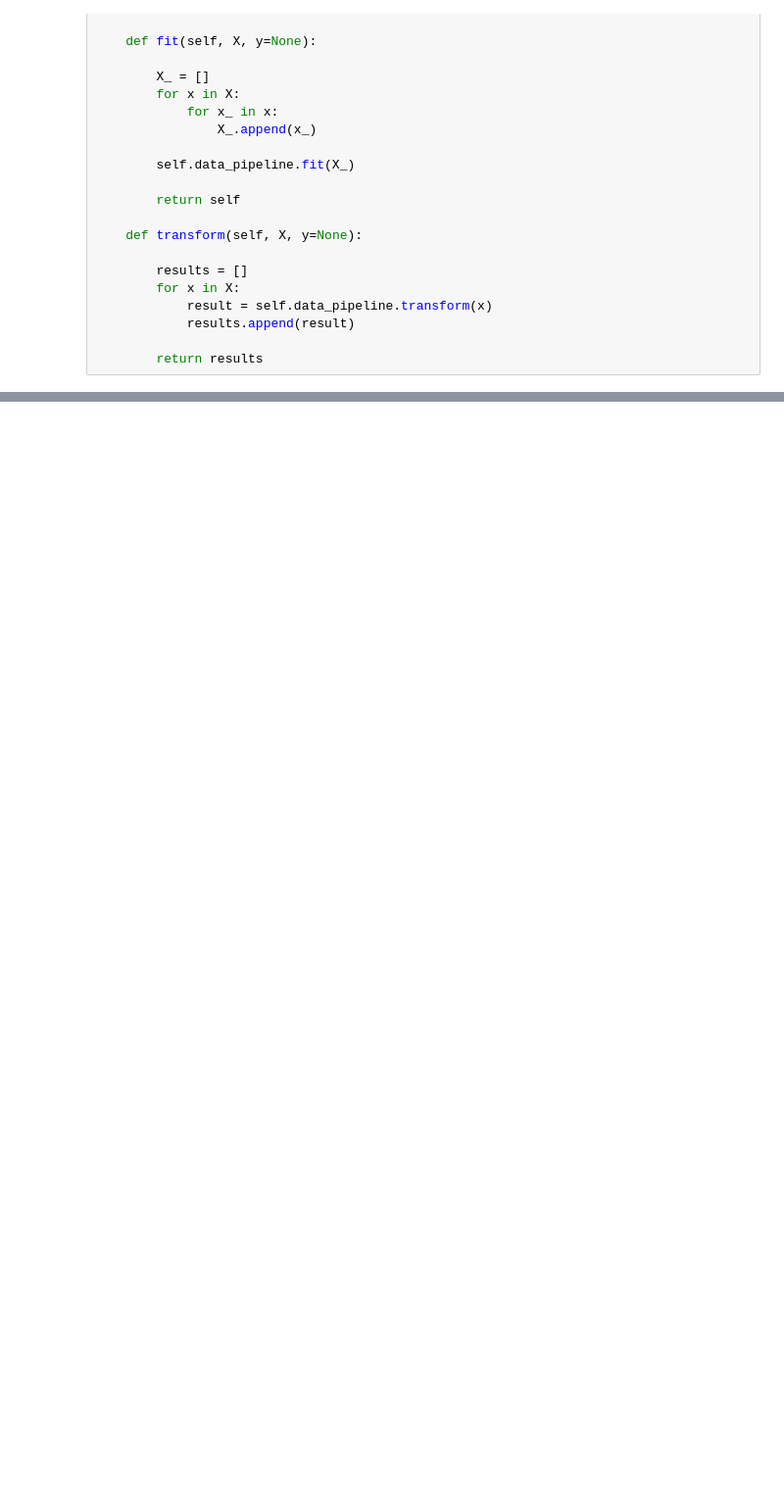
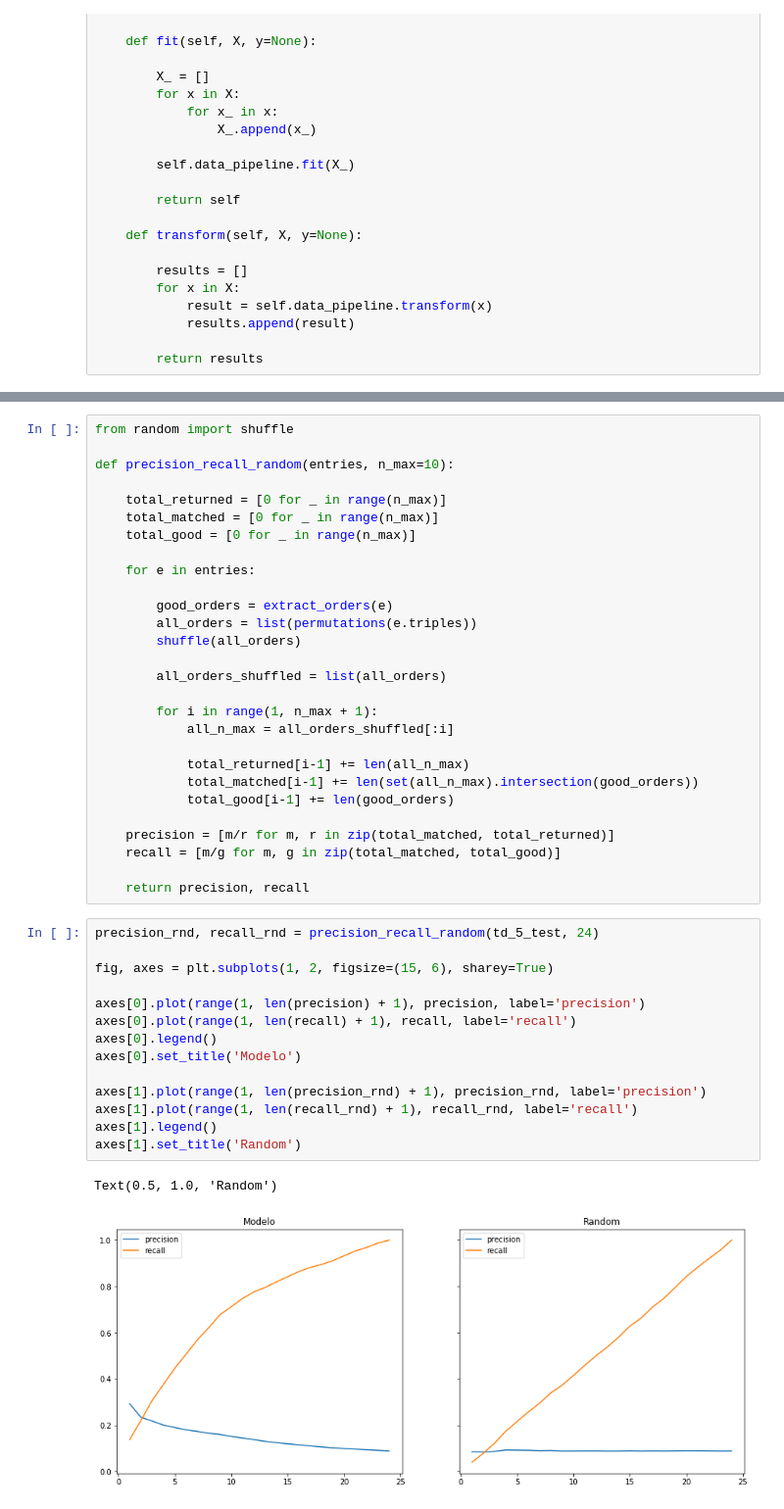
Before and after one commit to abevieiramota/masters, a Jupyter notebook: notebook/03 - Discourse Planning.ipynb, the cells around one changed output, grey strips where cells are left out. Shown at 98% size. Cells and saved outputs as stored; diff of their text form; blank space fills up the shorter version.

```diff
--- a/notebook/03 - Discourse Planning.ipynb
+++ b/notebook/03 - Discourse Planning.ipynb
@@ -440,0 +1120,45 @@ array([0.92916667, 0.92854167, 0.92977183])
+# %%
+from random import shuffle
+
+def precision_recall_random(entries, n_max=10):
+
+    total_returned = [0 for _ in range(n_max)]
+    total_matched = [0 for _ in range(n_max)]
+    total_good = [0 for _ in range(n_max)]
+
+    for e in entries:
+
+        good_orders = extract_orders(e)
+        all_orders = list(permutations(e.triples))
+        shuffle(all_orders)
+
+        all_orders_shuffled = list(all_orders)
+
+        for i in range(1, n_max + 1):
+            all_n_max = all_orders_shuffled[:i]
+
+            total_returned[i-1] += len(all_n_max)
+            total_matched[i-1] += len(set(all_n_max).intersection(good_orders))
+            total_good[i-1] += len(good_orders)
+
+    precision = [m/r for m, r in zip(total_matched, total_returned)]
+    recall = [m/g for m, g in zip(total_matched, total_good)]
+
+    return precision, recall
+# %%
+precision_rnd, recall_rnd = precision_recall_random(td_5_test, 24)
+
+fig, axes = plt.subplots(1, 2, figsize=(15, 6), sharey=True)
+
+axes[0].plot(range(1, len(precision) + 1), precision, label='precision')
+axes[0].plot(range(1, len(recall) + 1), recall, label='recall')
+axes[0].legend()
+axes[0].set_title('Modelo')
+
+axes[1].plot(range(1, len(precision_rnd) + 1), precision_rnd, label='precision')
+axes[1].plot(range(1, len(recall_rnd) + 1), recall_rnd, label='recall')
+axes[1].legend()
+axes[1].set_title('Random')
+# %% [output]
+Text(0.5, 1.0, 'Random')
+[figure, added]
```
Also changed, not shown: parts of 54 cells of this notebook, 7 other files.
